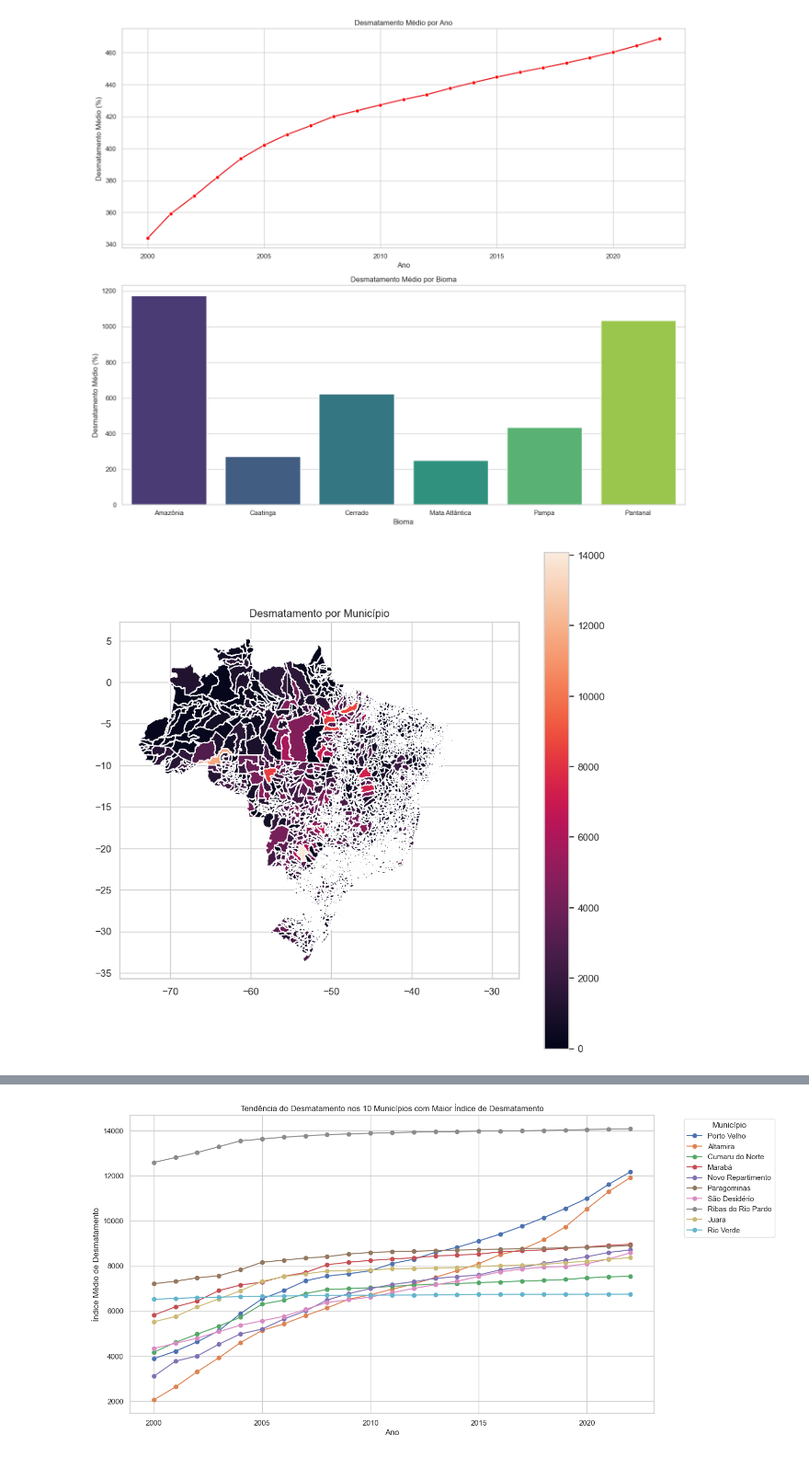
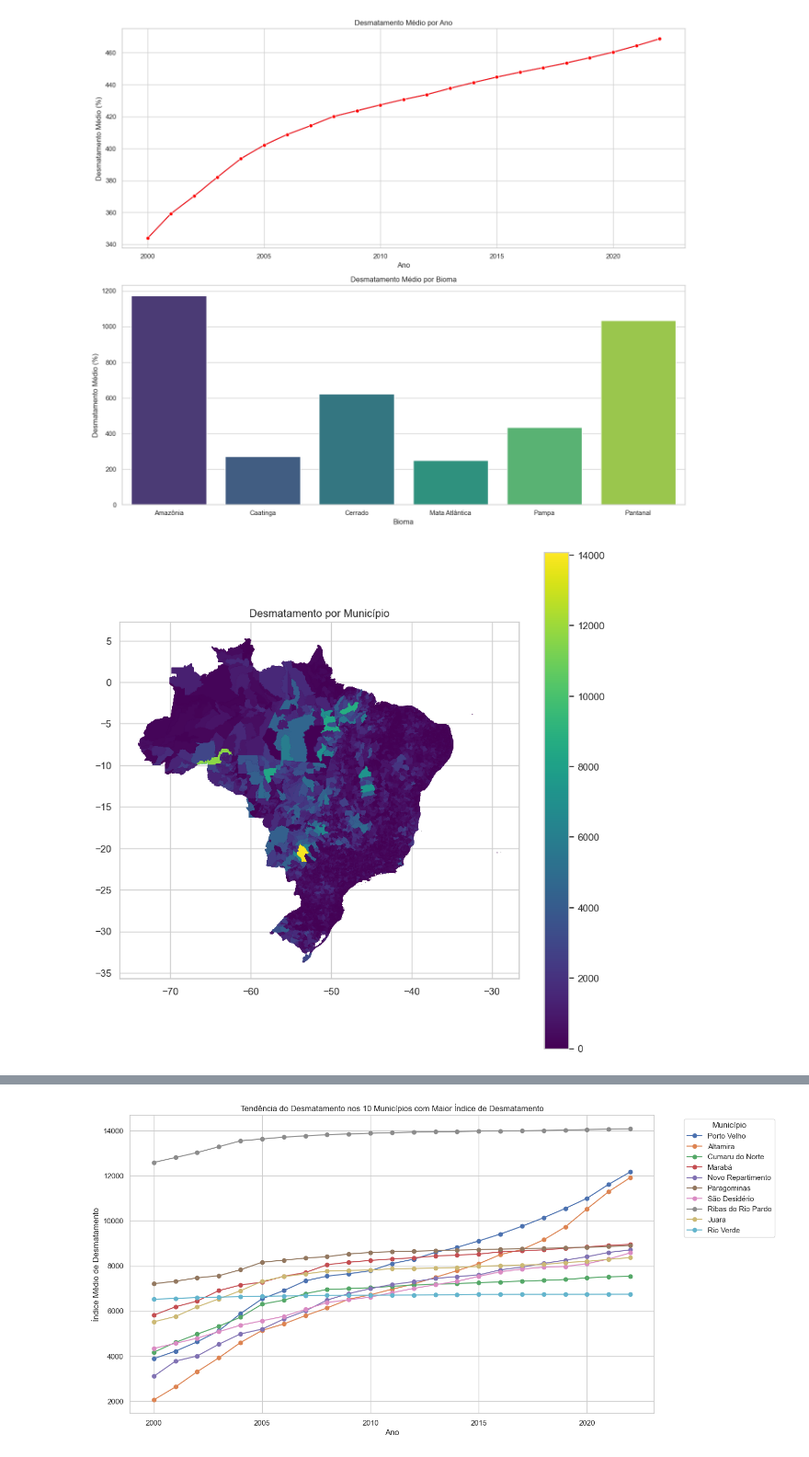
Before and after one commit to aldemaas/dados_desmatamento, a Jupyter notebook: relatorio.ipynb, the cells around one changed output, grey strips where cells are left out. Shown at 92% size. Saved outputs shown, nothing was run; the diff lists cells and outputs as text; code cells hidden in the pictures.

```diff
--- a/relatorio.ipynb
+++ b/relatorio.ipynb
@@ -115,13 +115,12 @@ desmatamento['id_municipio'] = desmatamento['id_municipio'].astype(int)
 # Combinar os dataframes
 combined_data = pd.merge(geo_municipios, desmatamento, how='left', left_on='code_muni', right_on='id_municipio')
 # %%
-
 fig, ax = plt.subplots(1, 1, figsize=(10, 10))
-combined_data.plot(column='desmatado', ax=ax, legend=True)
+combined_data.plot(column='desmatado', ax=ax, cmap='viridis', linewidth=0, edgecolor='face', legend=True)
 plt.title('Desmatamento por Município')
 plt.show()
 # %% [output]
-[figure, old version]
+[figure, new version]
 # %%
 # Agrupar por bioma e calcular a média de desmatamento
 desmatamento_bioma = combined_data.dissolve(by='bioma', aggfunc={'desmatado':'mean'})
```
Also changed, not shown: parts of 2 cells of this notebook.
